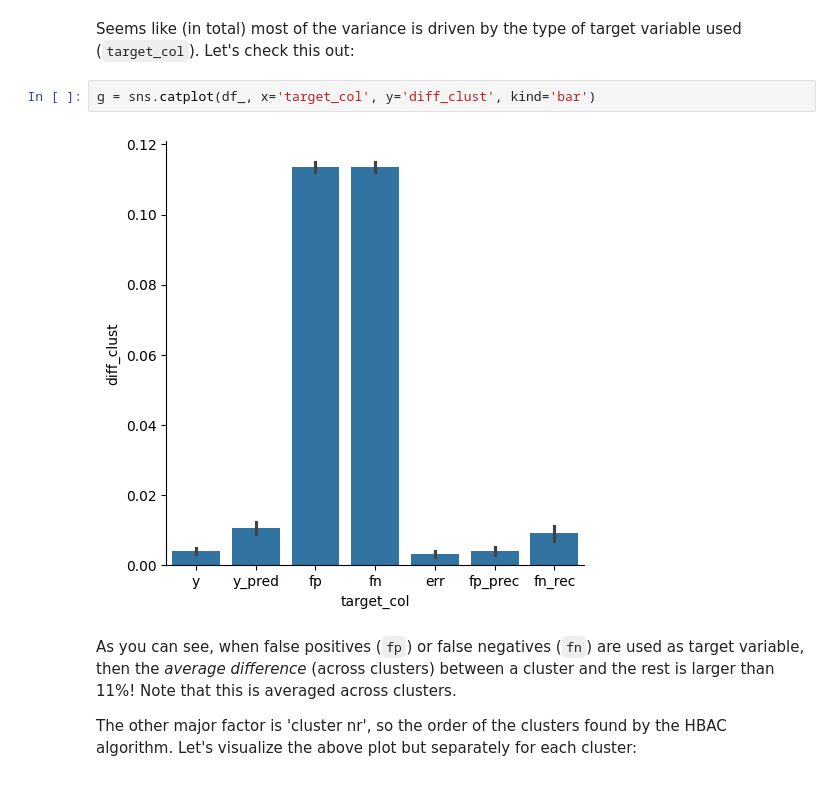
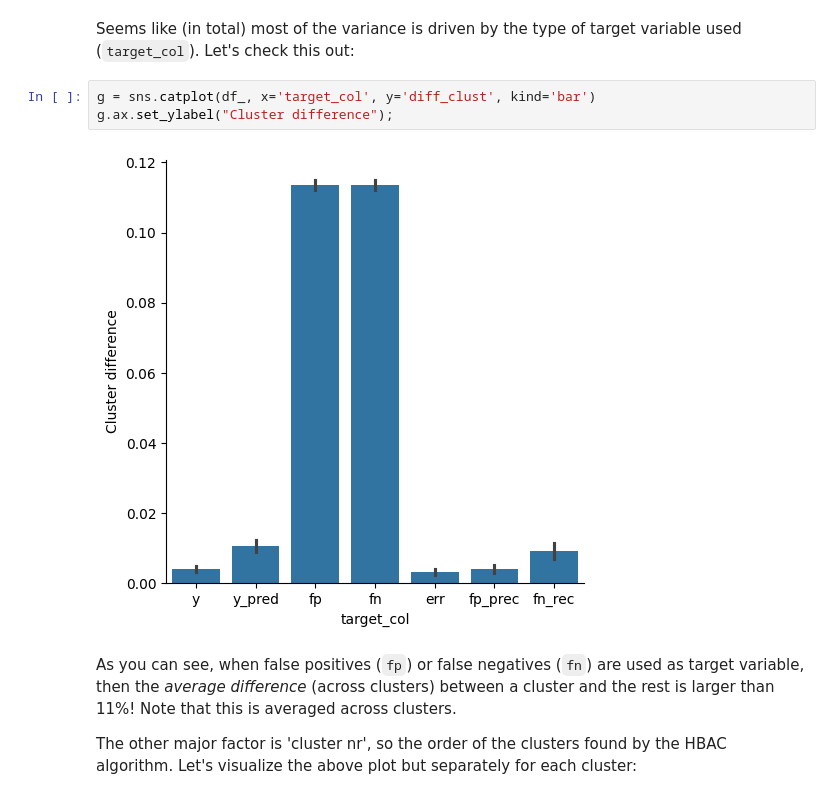
Before and after one commit to lukassnoek/unsupervised-bias-detection, a Jupyter notebook: fpr_experiment/figures.ipynb, the cells around one changed output. Cells and saved outputs as stored; diff of their text form.

```diff
--- a/fpr_experiment/figures.ipynb
+++ b/fpr_experiment/figures.ipynb
@@ -95,8 +94,9 @@ strong multicollinearity or other numerical problems.
 Seems like (in total) most of the variance is driven by the type of target variable used (`target_col`). Let's check this out:
 # %%
 g = sns.catplot(df_, x='target_col', y='diff_clust', kind='bar')
+g.ax.set_ylabel("Cluster difference");
 # %% [output]
-[figure, old version]
+[figure, new version]
 # %% [markdown]
 As you can see, when false positives (`fp`) or false negatives (`fn`) are used as target variable, then the *average difference* (across clusters) between a cluster and the rest is larger than 11%! Note that this is averaged across clusters.
 
```
Also changed, not shown: parts of 6 cells of this notebook, 1 other file.
